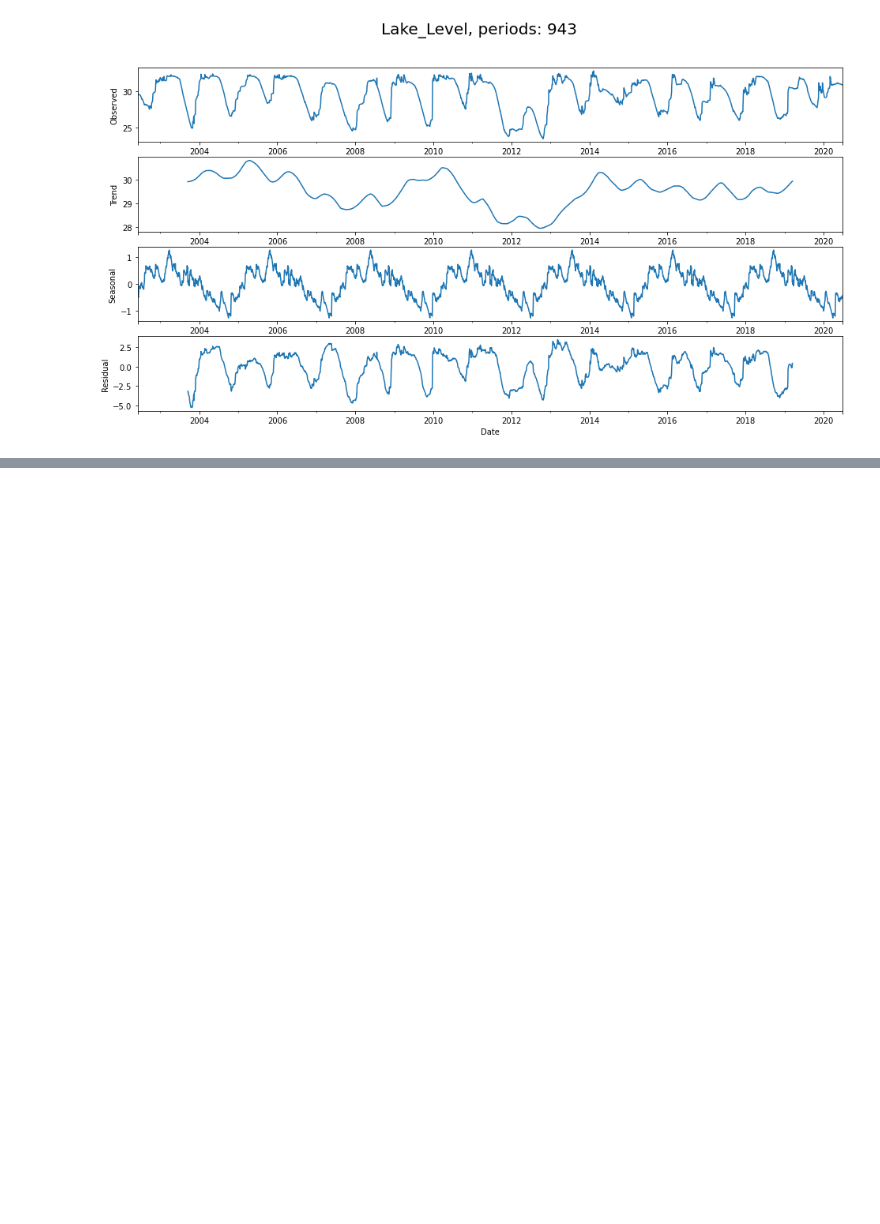
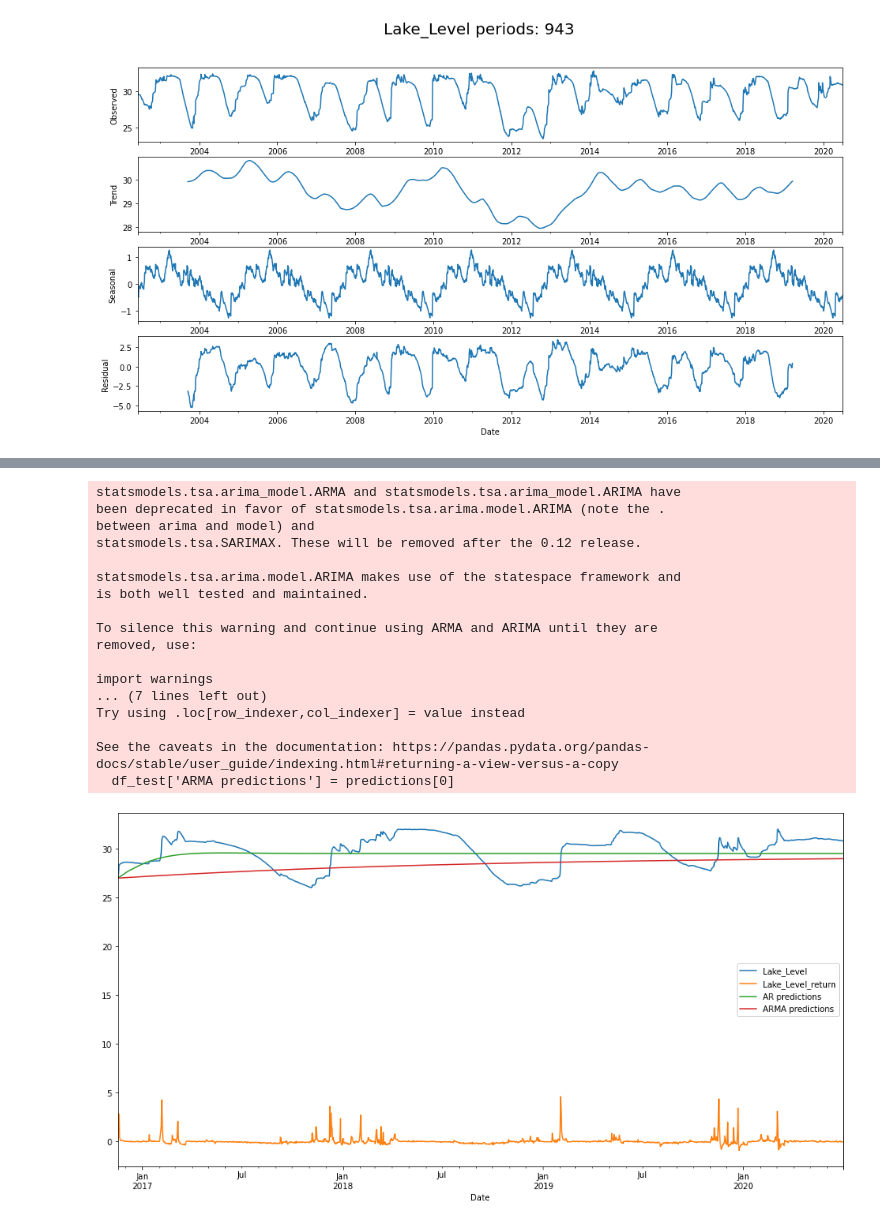
Before and after one commit to KlemenKozelj/master_thesis, a Jupyter notebook: 02_Lake_Bilancino_Time_Series.ipynb, the cells around one changed output, grey strips where cells are left out. Saved outputs shown, nothing was run; the diff lists cells and outputs as text; code cells hidden in the pictures; blank space fills up the shorter version.

```diff
--- a/02_Lake_Bilancino_Time_Series.ipynb
+++ b/02_Lake_Bilancino_Time_Series.ipynb
@@ -191,20 +232,37 @@ Date
 # %%
-# from statsmodels.tsa.arima.model import ARIMA
+from statsmodels.tsa.arima_model import ARIMA
 
-# model = ARIMA(df_learn['Lake_Level'], order=(4,1,0))
-# model_fit = model.fit()
+# # ARIMA has P Q D parameters:
+# # P = number of autoregressive terms
+# # Q = number of nonseasonal differences (differencing order)
+# # D = number of moving-average terms (MA order)
 
-# # print(model_fit.summary())
+# # df_learn['Lake_Level'].plot()
 
+model = ARIMA(df_learn['Lake_Level'], order=(1,0,1))
+model_fit = model.fit()
+# print(model_fit.summary())
 
-# # predictions=model_fit.forecast(len(df_test['Lake_Level']))
-# # model_fit.plot_predict(264)
+predictions = model_fit.forecast(df_test.shape[0])
 
-# # predictions.plot()
-
-# # fig, ax = plt.subplots(1, 1, figsize=(16, 5))
-
-# # ax.plot(df_learn['Lake_Level'], color='blue', label='Lake_Level learn set')
-# # ax.plot(df_test['Lake_Level'], color='orange', label='Lake_Level test set')
-# # ax.plot(, color='red', label='Prediction')
-# # fig.legend(loc='upper center');
+df_test['ARMA predictions'] = predictions[0]
+df_test.plot(figsize=(16, 8));
+# %% [output]
+statsmodels.tsa.arima_model.ARMA and statsmodels.tsa.arima_model.ARIMA have
+been deprecated in favor of statsmodels.tsa.arima.model.ARIMA (note the .
+between arima and model) and
+statsmodels.tsa.SARIMAX. These will be removed after the 0.12 release.
+
+statsmodels.tsa.arima.model.ARIMA makes use of the statespace framework and
+is both well tested and maintained.
+
+To silence this warning and continue using ARMA and ARIMA until they are
+removed, use:
+
+import warnings
+... (7 lines left out)
+Try using .loc[row_indexer,col_indexer] = value instead
+
+See the caveats in the documentation: https://pandas.pydata.org/pandas-docs/stable/user_guide/indexing.html#returning-a-view-versus-a-copy
+  df_test['ARMA predictions'] = predictions[0]
+[figure, added]
```
Also changed, not shown: parts of 12 cells of this notebook.
